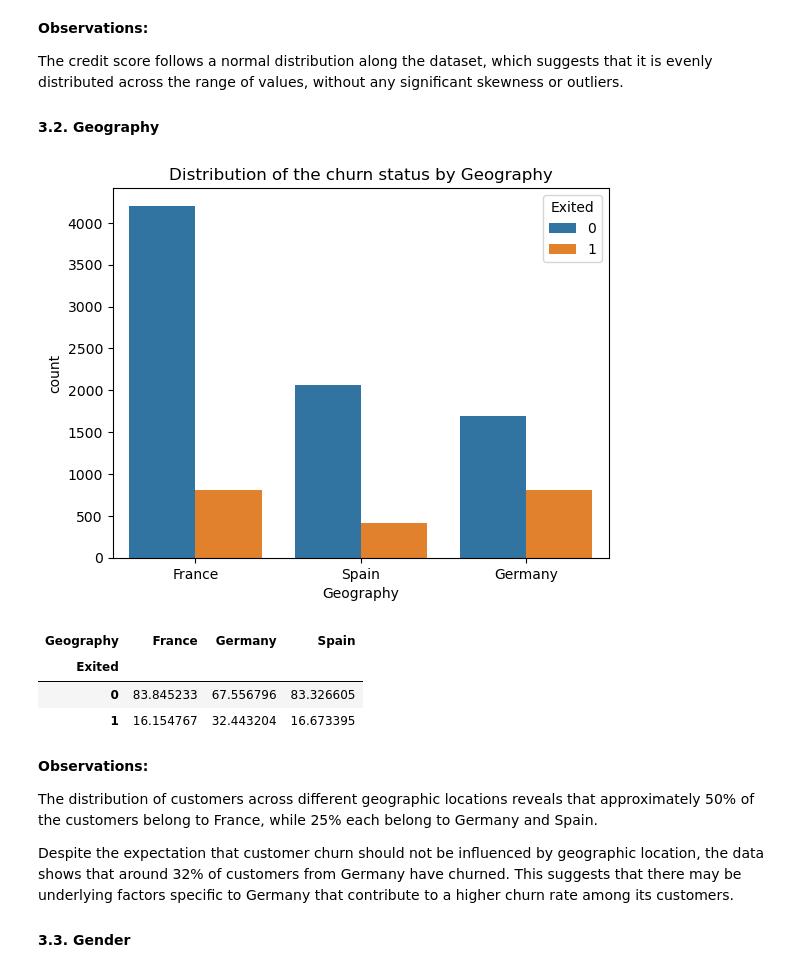
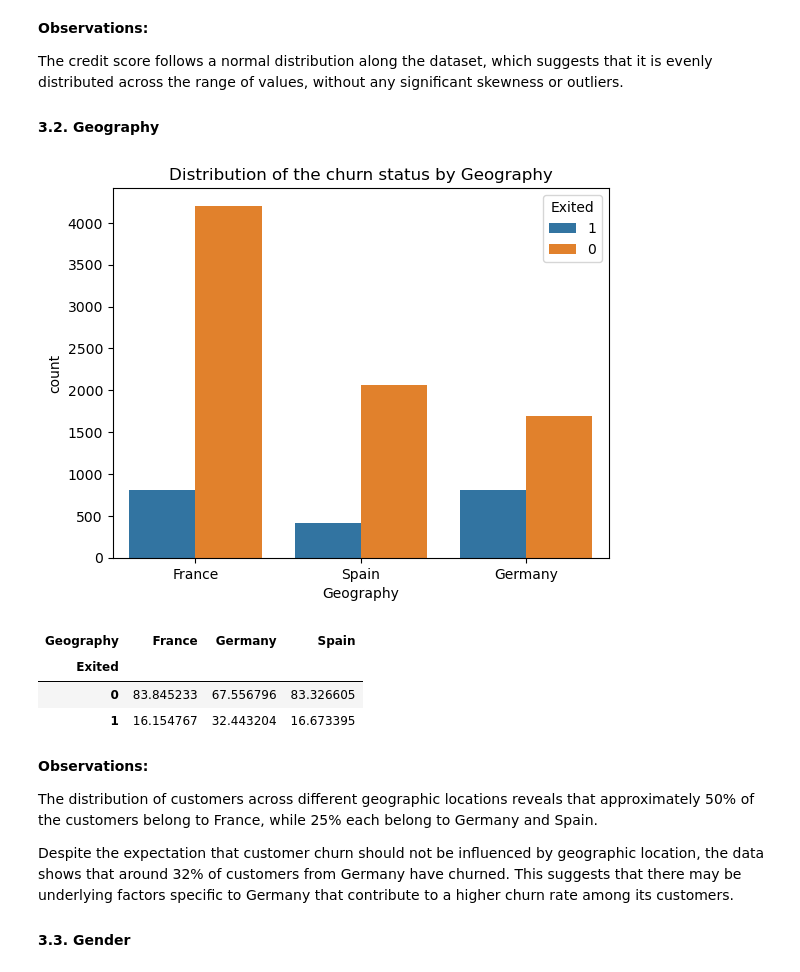
Before and after one commit to LuisDu902/MLChurnPrediction, a Jupyter notebook: project.ipynb, the cells around one changed output. Saved outputs shown, nothing was run; the diff lists cells and outputs as text; code cells hidden in the pictures.

```diff
--- a/project.ipynb
+++ b/project.ipynb
@@ -91,15 +91,17 @@ The credit score follows a normal distribution along the dataset, which suggests
 
 #### 3.2. Geography
 # %%
+dataframe['Exited'] = dataframe['Exited'].astype(str)
+
 # Plot the distribution of the churn status by geography
 sb.countplot(x='Geography', hue='Exited', data=dataframe)
 plt.title('Distribution of the churn status by Geography')
 plt.show()
 
 # Plot the distribution of the churn status in percentage by geography
 pd.crosstab(dataframe['Exited'], dataframe['Geography'], normalize = 'columns')* 100
 # %% [output]
-[figure, old version]
+[figure, new version]
 | Geography | France | Germany | Spain |
 | Exited |  |  |  |
 | 0 | 83.845233 | 67.556796 | 83.326605 |
```
Also changed, not shown: parts of 18 cells of this notebook, 1 other file.
